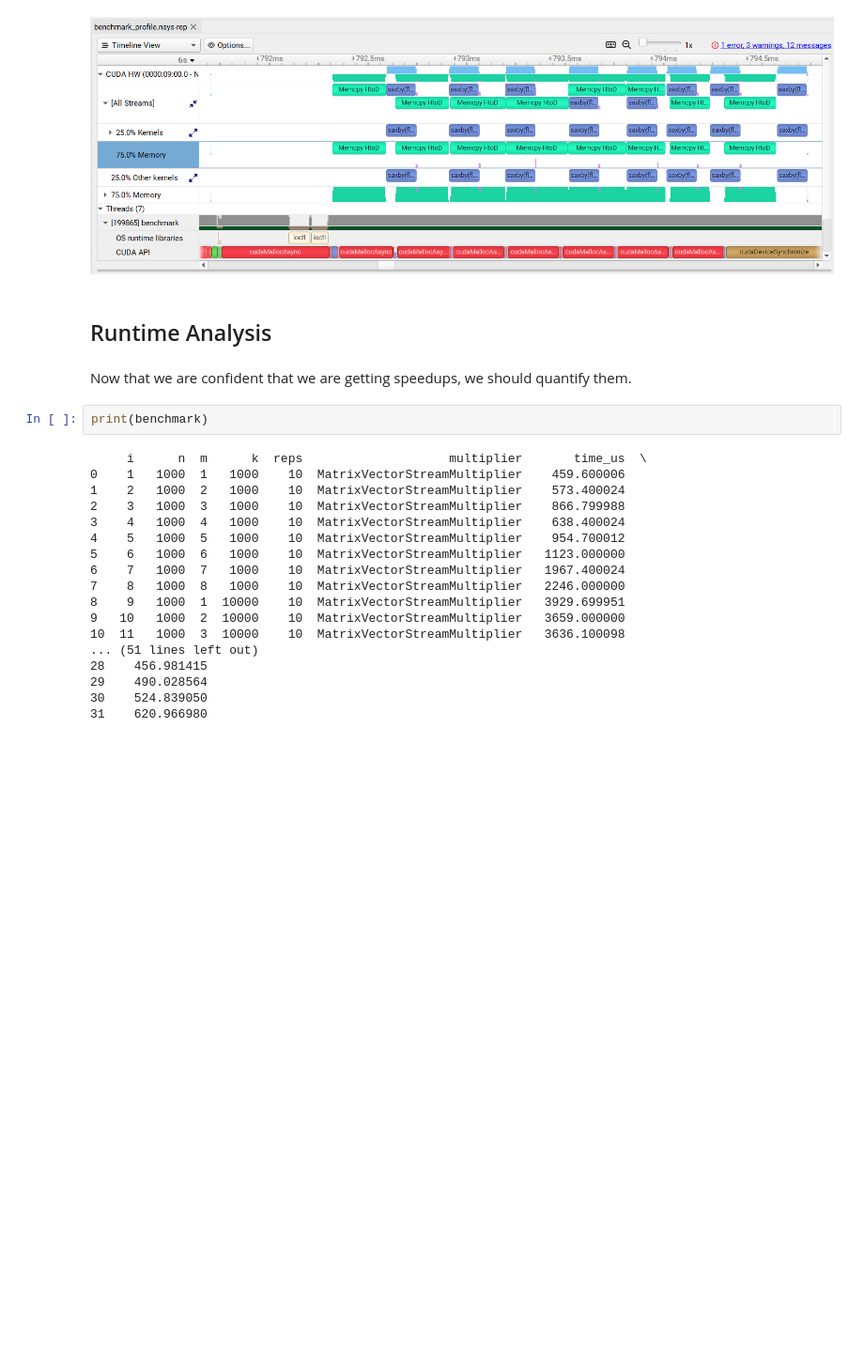
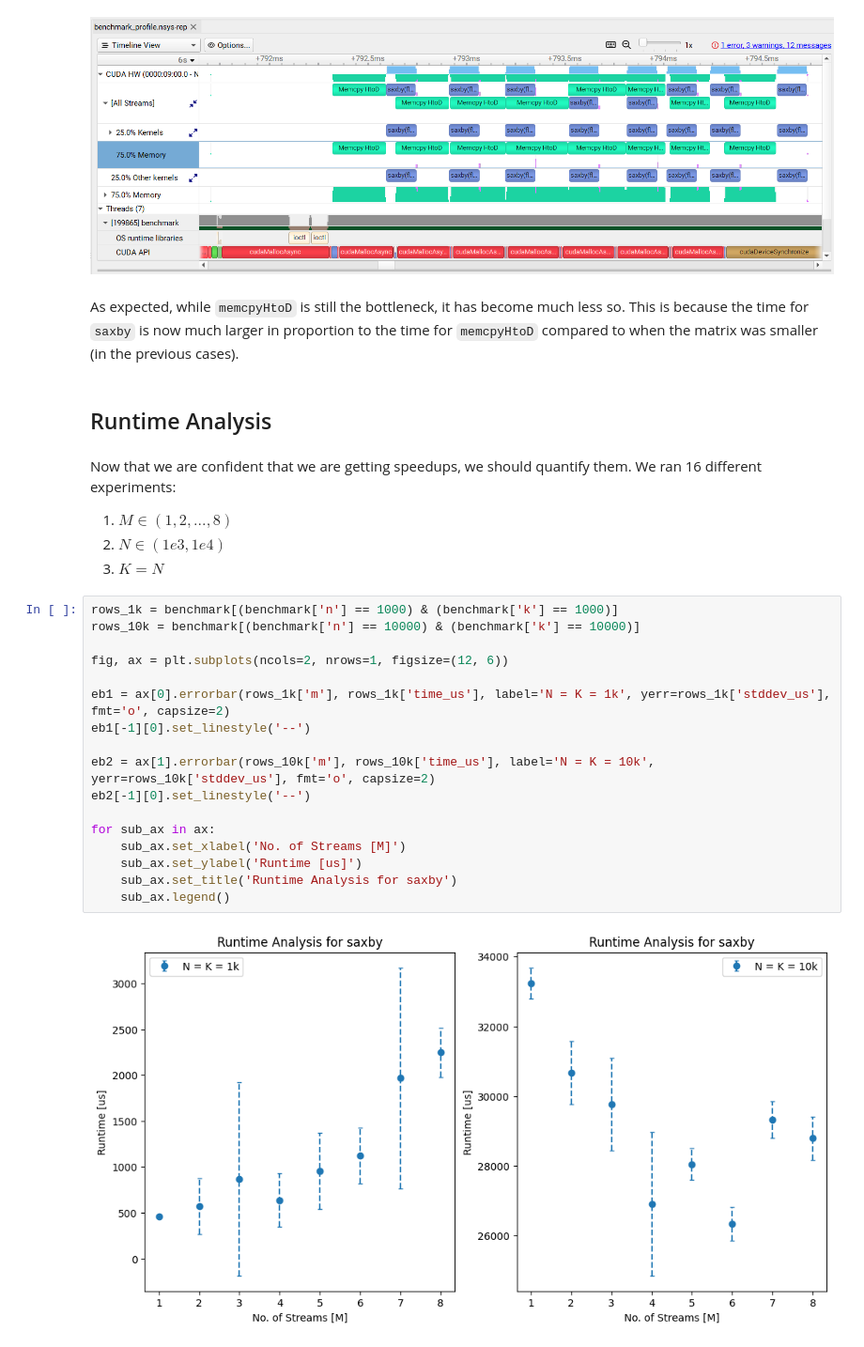
Before and after one commit to RobScheidegger/heterogeneous-computation-homeworks, a Jupyter notebook: homework_4/analysis/HW4 analysis.ipynb, the cells around one changed output. Shown: that part at 94% size. Saved outputs shown, nothing was run; the diff lists cells and outputs as text; blank space fills up the shorter version.

```diff
--- a/homework_4/analysis/analysis.ipynb
+++ b/homework_4/analysis/HW4 analysis.ipynb
@@ -83,27 +87,31 @@ As expected, the stream computations are now longer than the two aforementioned
 The overall profile:
 # %% [markdown]
 ![image.png](attachment:image.png)
+# %% [markdown]
+As expected, while `memcpyHtoD` is still the bottleneck, it has become much less so. This is because the time for `saxby` is now much larger in proportion to the time for `memcpyHtoD` compared to when the matrix was smaller (in the previous cases).
 # %% [markdown]
 ## Runtime Analysis
 # %% [markdown]
-Now that we are confident that we are getting speedups, we should quantify them.
+Now that we are confident that we are getting speedups, we should quantify them. We ran 16 different experiments:
+1. $M \in (1, 2, ..., 8)$
+2. $N \in (1e3, 1e4)$
+2. $K = N$
-# %%
-print(benchmark)
-# %% [output]
-     i      n  m      k  reps                    multiplier       time_us  \
-0    1   1000  1   1000    10  MatrixVectorStreamMultiplier    459.600006
-1    2   1000  2   1000    10  MatrixVectorStreamMultiplier    573.400024
-2    3   1000  3   1000    10  MatrixVectorStreamMultiplier    866.799988
-3    4   1000  4   1000    10  MatrixVectorStreamMultiplier    638.400024
-4    5   1000  5   1000    10  MatrixVectorStreamMultiplier    954.700012
-5    6   1000  6   1000    10  MatrixVectorStreamMultiplier   1123.000000
-6    7   1000  7   1000    10  MatrixVectorStreamMultiplier   1967.400024
-7    8   1000  8   1000    10  MatrixVectorStreamMultiplier   2246.000000
-8    9   1000  1  10000    10  MatrixVectorStreamMultiplier   3929.699951
-9   10   1000  2  10000    10  MatrixVectorStreamMultiplier   3659.000000
-10  11   1000  3  10000    10  MatrixVectorStreamMultiplier   3636.100098
-... (51 lines left out)
-28    456.981415
-29    490.028564
-30    524.839050
-31    620.966980
+# %%
+rows_1k = benchmark[(benchmark['n'] == 1000) & (benchmark['k'] == 1000)]
+rows_10k = benchmark[(benchmark['n'] == 10000) & (benchmark['k'] == 10000)]
+
+fig, ax = plt.subplots(ncols=2, nrows=1, figsize=(12, 6))
+
+eb1 = ax[0].errorbar(rows_1k['m'], rows_1k['time_us'], label='N = K = 1k', yerr=rows_1k['stddev_us'], fmt='o', capsize=2)
+eb1[-1][0].set_linestyle('--')
+
+eb2 = ax[1].errorbar(rows_10k['m'], rows_10k['time_us'], label='N = K = 10k', yerr=rows_10k['stddev_us'], fmt='o', capsize=2)
+eb2[-1][0].set_linestyle('--')
+
+for sub_ax in ax:
+    sub_ax.set_xlabel('No. of Streams [M]')
+    sub_ax.set_ylabel('Runtime [us]')
+    sub_ax.set_title('Runtime Analysis for saxby')
+    sub_ax.legend()
+# %% [output]
+[figure, added]
```
Also changed, not shown: parts of 3 cells of this notebook, 2 other files.
